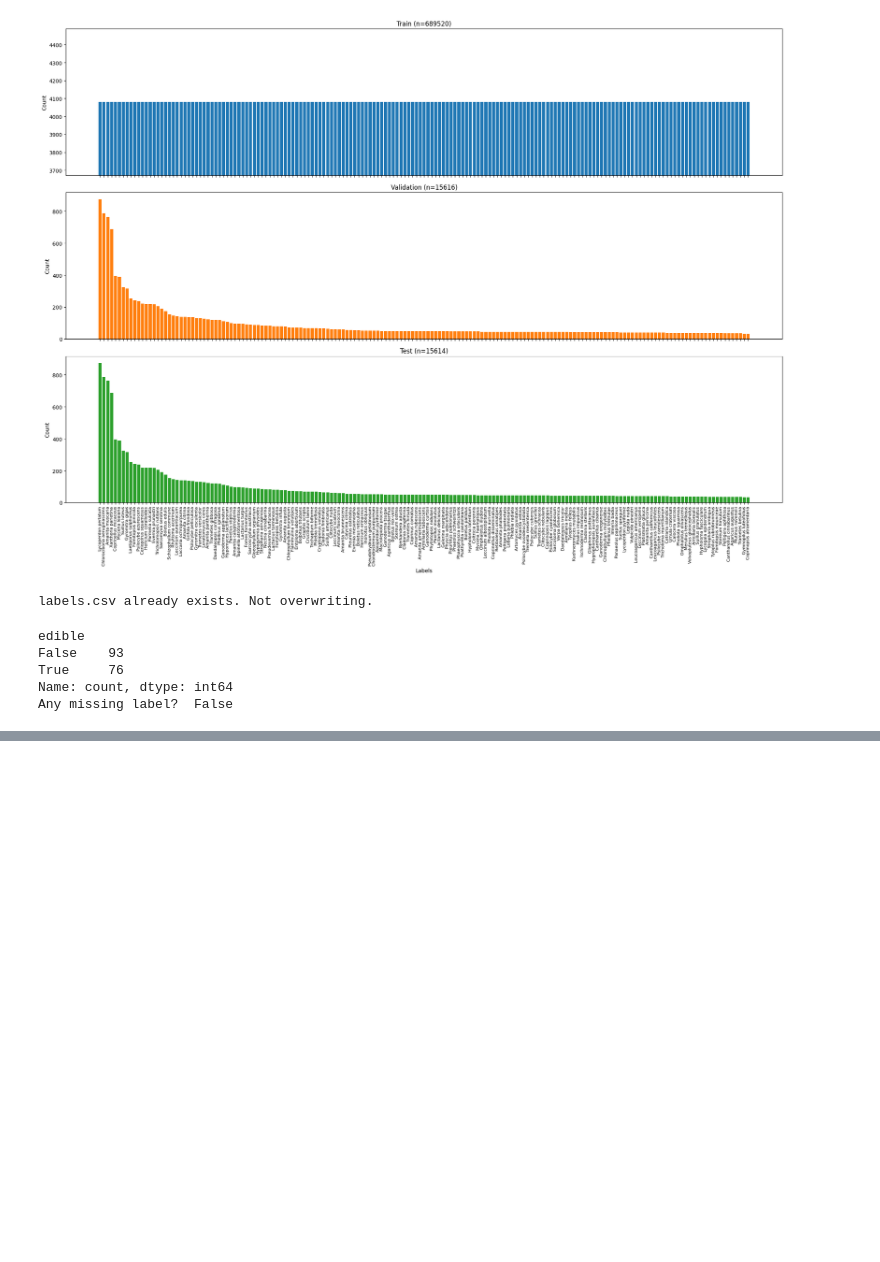
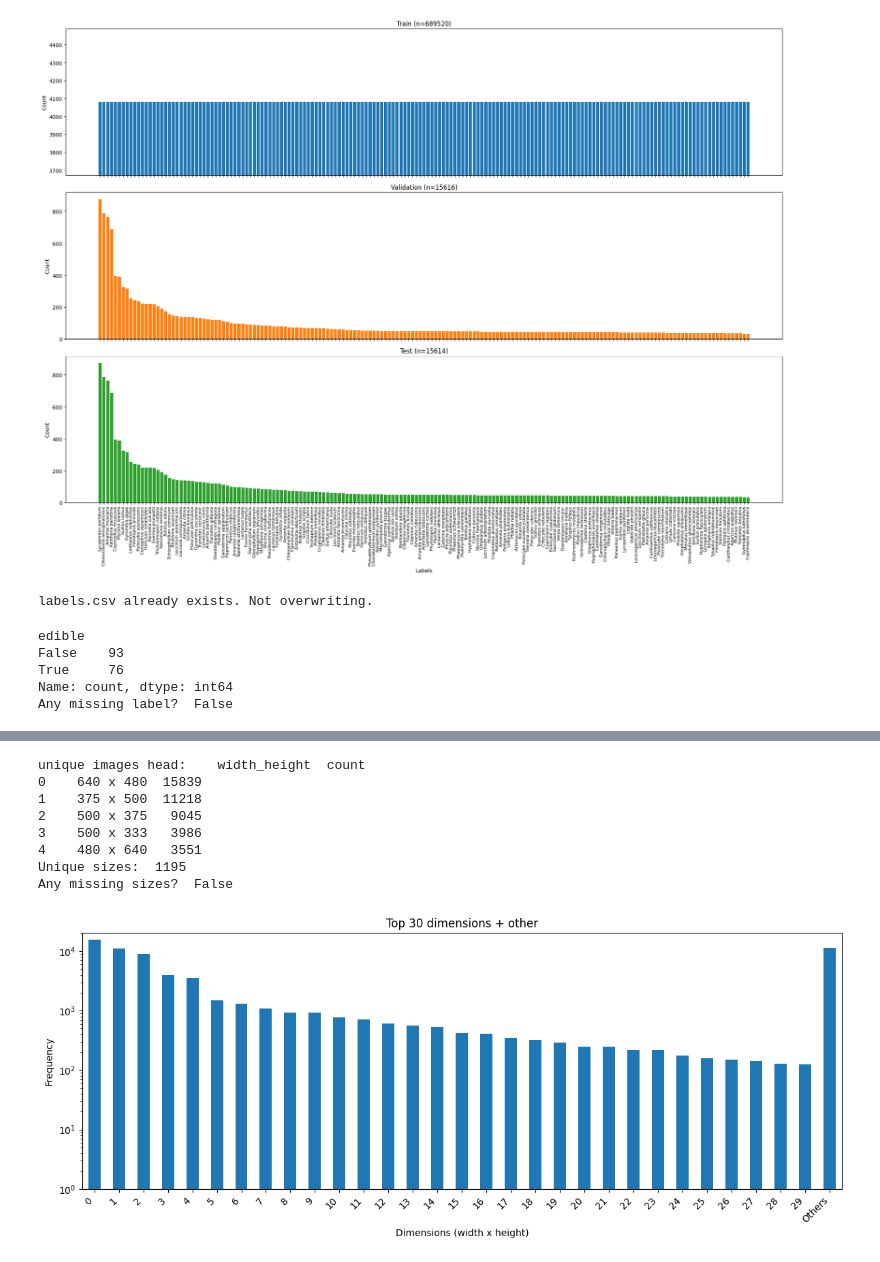
Before and after one commit to Eb3ls/mushroom_classification, a Jupyter notebook: main.ipynb, the cells around one changed output, grey strips where cells are left out. Saved outputs shown, nothing was run; the diff lists cells and outputs as text; code cells hidden in the pictures; blank space fills up the shorter version.

```diff
--- a/main.ipynb
+++ b/main.ipynb
@@ -205,0 +222,68 @@ plt.show()
+# %%
+from concurrent.futures import ProcessPoolExecutor
+import matplotlib.pyplot as plt
+
+def get_image_size(img_path):
+    try:
+        img = plt.imread(img_path)
+        h, w = img.shape[:2]
+        return {'width': w, 'height': h}
+    except Exception as e:
+        print(f"Error with {img_path}: {e}")
+        return None
+
+if os.path.exists('image_sizes.csv'):
+    print("image_sizes.csv already exists. Not overwriting.")
+    unique_sizes = pd.read_csv('image_sizes.csv', index_col=0)
+else:
+    image_paths = train_df_reduced['image_path'].tolist()
+
+    # parallel processing to get image sizes for training set images
+    with ProcessPoolExecutor(max_workers=8) as executor:
+        sizes_list = list(executor.map(get_image_size, image_paths))
+
+    sizes = pd.DataFrame(sizes_list)
+
+    # getting 'width - height' combinations
+    sizes['width_height'] = sizes['width'].astype(str) + " x " + sizes['height'].astype(str)
+    unique_sizes = (
+            sizes['width_height']
+            .value_counts()
+            .rename("count")        # name of the column
+            .to_frame()             # convert Series to DataFrame
+        )
+    # saving unique sizes to a CSV file
+    unique_sizes.to_csv('image_sizes.csv', index=True)
+
+print("Unique sizes: ", len(unique_sizes))
+print("Any missing sizes? ", unique_sizes.isnull().any().any())
+
+# calculating 'other' row
+top_n = 30
+top_sizes = unique_sizes['count'].head(top_n)
+other_sizes_count = unique_sizes['count'].iloc[top_n:].sum()
+
+other_series = pd.Series({'Others': other_sizes_count})
+top_sizes = pd.concat([top_sizes, other_series])
+
+# plotting the distribution of image sizes
+fig, ax = plt.subplots(figsize=(12, 5))
+top_sizes.plot(kind='bar', ax=ax, color='#1f77b4')
+ax.set_title(f'Top {top_n} dimensions + other')
+ax.set_xlabel('Dimensions (width x height)')
+ax.set_ylabel('Frequency')
+plt.xticks(rotation=45, ha='right')
+ax.set_yscale('log')
+ax.set_ylim(bottom=1)
+plt.tight_layout()
+plt.show()
+# %% [output]
+unique images head:    width_height  count
+0    640 x 480  15839
+1    375 x 500  11218
+2    500 x 375   9045
+3    500 x 333   3986
+4    480 x 640   3551
+Unique sizes:  1195
+Any missing sizes?  False
+[figure, added]
```
Also changed, not shown: parts of 5 cells of this notebook, 1 other file.
